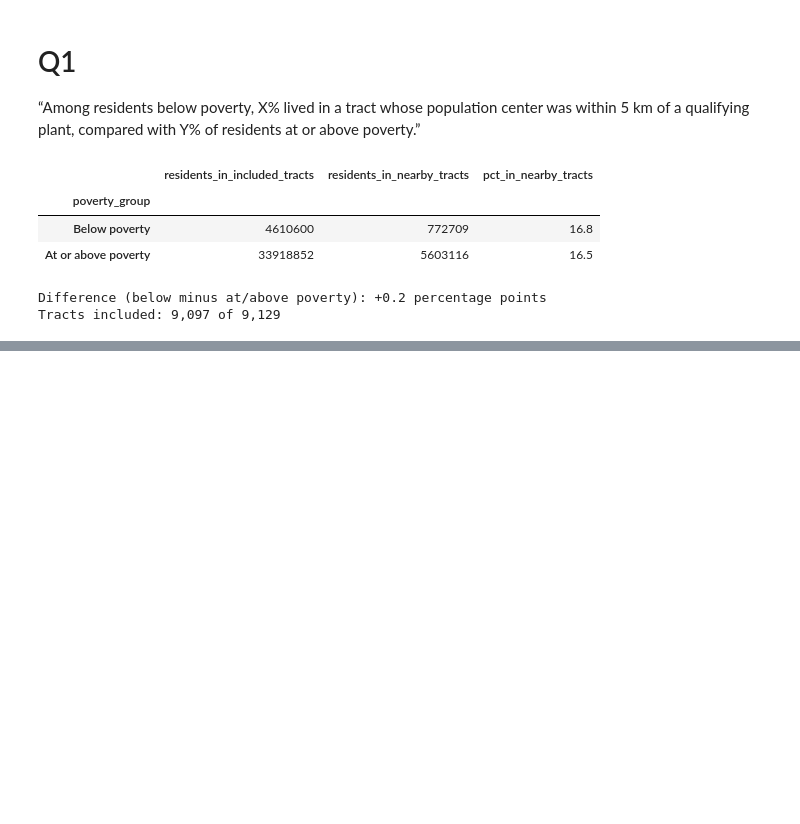
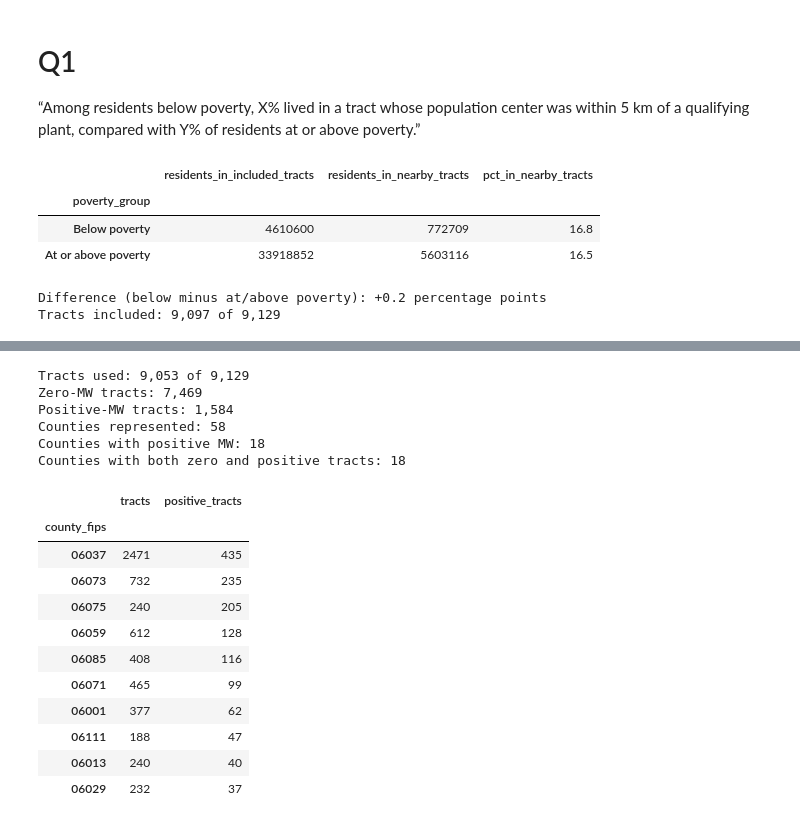
Before and after one commit to pstajvidi/self-generation-analysis, a Jupyter notebook: DataCleaning.ipynb, the cells around one changed output, grey strips where cells are left out. Saved outputs shown, nothing was run; the diff lists cells and outputs as text; code cells hidden in the pictures; blank space fills up the shorter version.

Commit message:
added mixed models, need to go over them and double check.

```diff
--- a/DataCleaning.ipynb
+++ b/DataCleaning.ipynb
@@ -586,0 +595,64 @@ Tracts included: 9,097 of 9,129
+# %%
+source = tract_results
+
+import numpy as np
+import pandas as pd
+import statsmodels.api as sm
+import statsmodels.formula.api as smf
+from statsmodels.genmod.bayes_mixed_glm import BinomialBayesMixedGLM
+
+radius = 5
+mw_col = f"capacity_mw_{radius}km"
+
+cols = ["tract_geoid", "county_fips", "state", "poverty_pct", "population", mw_col]
+d = source[cols].copy()
+assert d["tract_geoid"].is_unique, "Expected one row per tract."
+
+# Convert nullable pandas/PyArrow columns to ordinary numeric types for statsmodels.
+for col in ["poverty_pct", "population", mw_col]:
+    d[col] = pd.to_numeric(d[col], errors="coerce").astype("float64")
+
+d = d.dropna(subset=cols).copy()
+d = d.loc[d["population"].gt(0) & d[mw_col].ge(0)].copy()
+d["county_fips"] = d["county_fips"].astype(str)
+d["state"] = d["state"].astype(str)
+
+# A one-unit increase represents 10 percentage points, e.g. 10% to 20% poverty.
+d["poverty_10pp"] = (d["poverty_pct"] - d["poverty_pct"].mean()) / 10
+log_pop = np.log(d["population"])
+d["log_pop_c"] = log_pop - log_pop.mean()
+
+d["any_mw"] = d[mw_col].gt(0).astype(int)
+positive = d.loc[d["any_mw"].eq(1)].copy()
+positive["log_mw"] = np.log(positive[mw_col])
+
+by_county = d.groupby("county_fips")["any_mw"].agg(["size", "sum"])
+by_county.columns = ["tracts", "positive_tracts"]
+
+print(f"Tracts used: {len(d):,} of {len(source):,}")
+print(f"Zero-MW tracts: {(d['any_mw'] == 0).sum():,}")
+print(f"Positive-MW tracts: {len(positive):,}")
+print(f"Counties represented: {len(by_county)}")
+print(f"Counties with positive MW: {positive['county_fips'].nunique()}")
+print("Counties with both zero and positive tracts:",
+      by_county["positive_tracts"].between(1, by_county["tracts"] - 1).sum())
+display(by_county.sort_values("positive_tracts", ascending=False).head(10))
+# %% [output]
+Tracts used: 9,053 of 9,129
+Zero-MW tracts: 7,469
+Positive-MW tracts: 1,584
+Counties represented: 58
+Counties with positive MW: 18
+Counties with both zero and positive tracts: 18
+|  | tracts | positive_tracts |
+| county_fips |  |  |
+| 06037 | 2471 | 435 |
+| 06073 | 732 | 235 |
+| 06075 | 240 | 205 |
+| 06059 | 612 | 128 |
+| 06085 | 408 | 116 |
+| 06071 | 465 | 99 |
+| 06001 | 377 | 62 |
+| 06111 | 188 | 47 |
+| 06013 | 240 | 40 |
+| 06029 | 232 | 37 |
```
Also changed, not shown: parts of 5 cells of this notebook.
